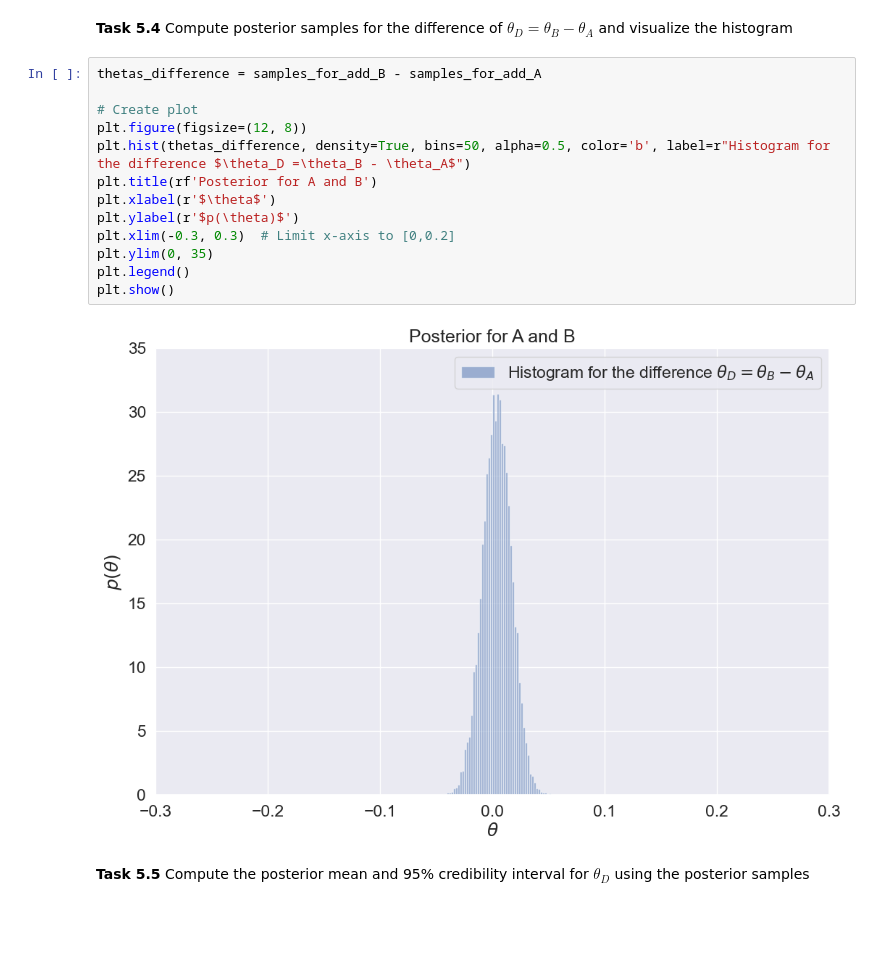
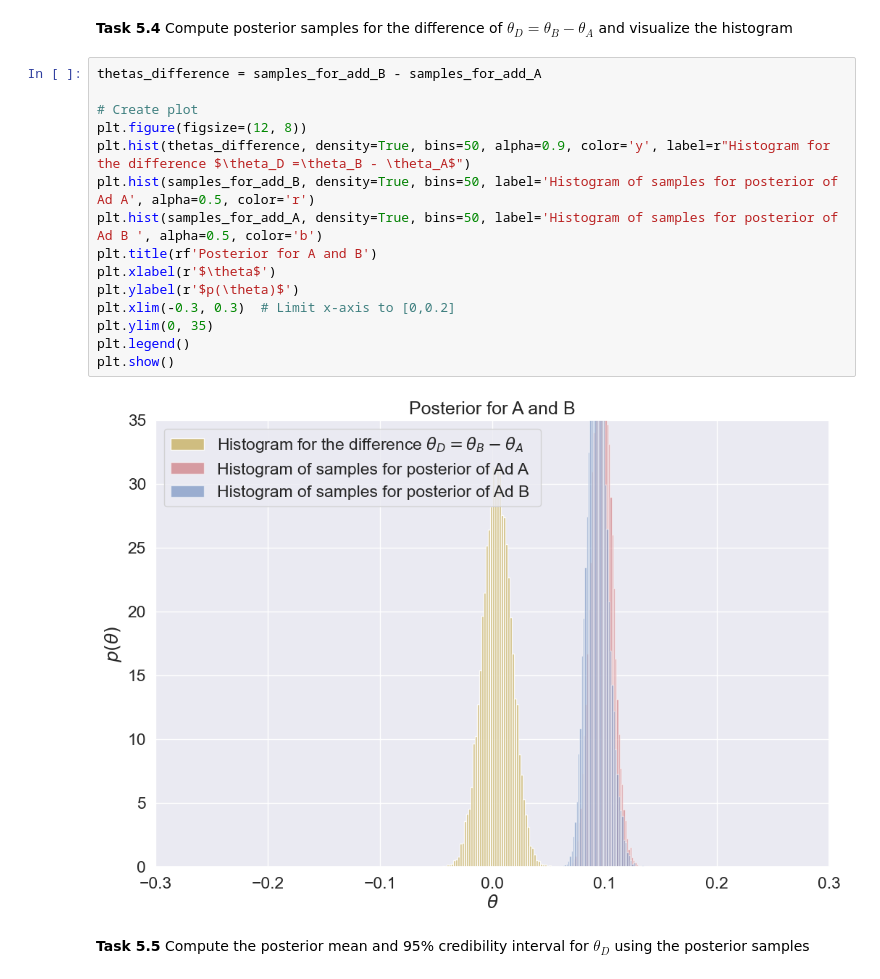
Before and after one commit to Cerlog/02477_Bayesian_Machine_Learning_DTU, a Jupyter notebook: WEEK_1/ex1_handout.ipynb, the cells around one changed output. Drawn from its saved outputs; the diff is of its cells as text; blank space fills up the shorter version.

```diff
--- a/WEEK_1/ex1_handout.ipynb
+++ b/WEEK_1/ex1_handout.ipynb
@@ -898,18 +898,20 @@ plt.show()
 # %%
 thetas_difference = samples_for_add_B - samples_for_add_A
 
 # Create plot
 plt.figure(figsize=(12, 8))
-plt.hist(thetas_difference, density=True, bins=50, alpha=0.5, color='b', label=r"Histogram for the difference $\theta_D =\theta_B - \theta_A$")
+plt.hist(thetas_difference, density=True, bins=50, alpha=0.9, color='y', label=r"Histogram for the difference $\theta_D =\theta_B - \theta_A$")
+plt.hist(samples_for_add_B, density=True, bins=50, label='Histogram of samples for posterior of Ad A', alpha=0.5, color='r')
+plt.hist(samples_for_add_A, density=True, bins=50, label='Histogram of samples for posterior of Ad B ', alpha=0.5, color='b')
 plt.title(rf'Posterior for A and B')
 plt.xlabel(r'$\theta$')
 plt.ylabel(r'$p(\theta)$')
 plt.xlim(-0.3, 0.3)  # Limit x-axis to [0,0.2]
 plt.ylim(0, 35)
 plt.legend()
 plt.show()
 # %% [output]
-[figure, old version]
+[figure, new version]
 # %% [markdown]
 
 **Task 5.5** Compute the posterior mean and 95% credibility interval for $\theta_D$ using the posterior samples
```
Also changed, not shown: parts of 1 cell of this notebook.
